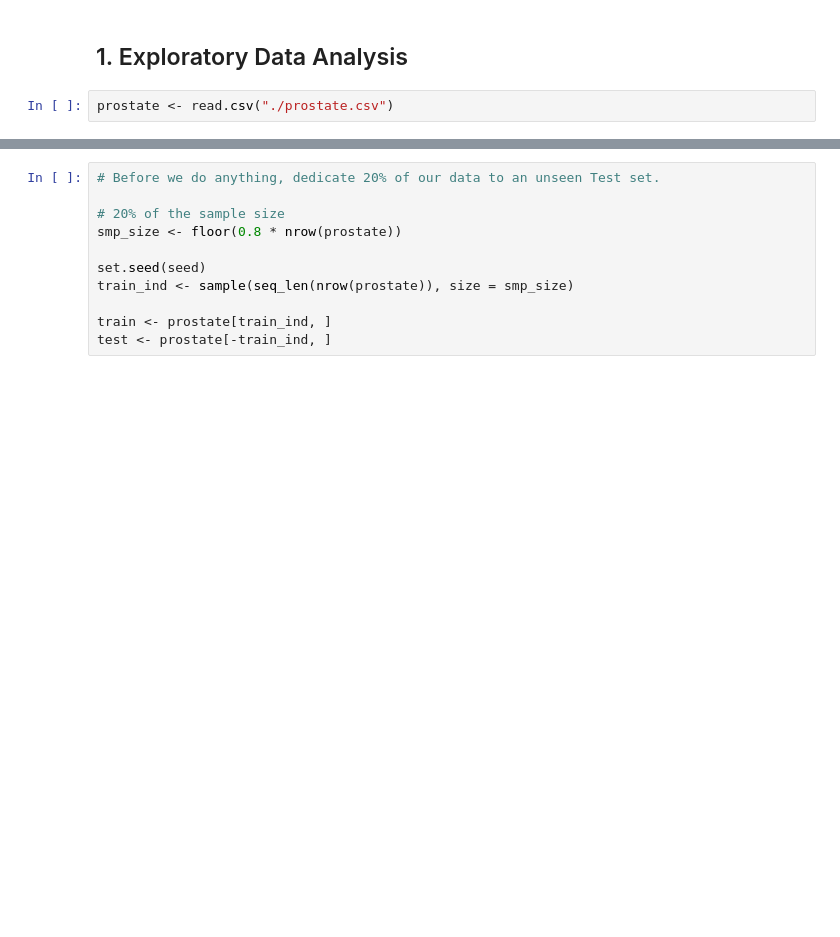
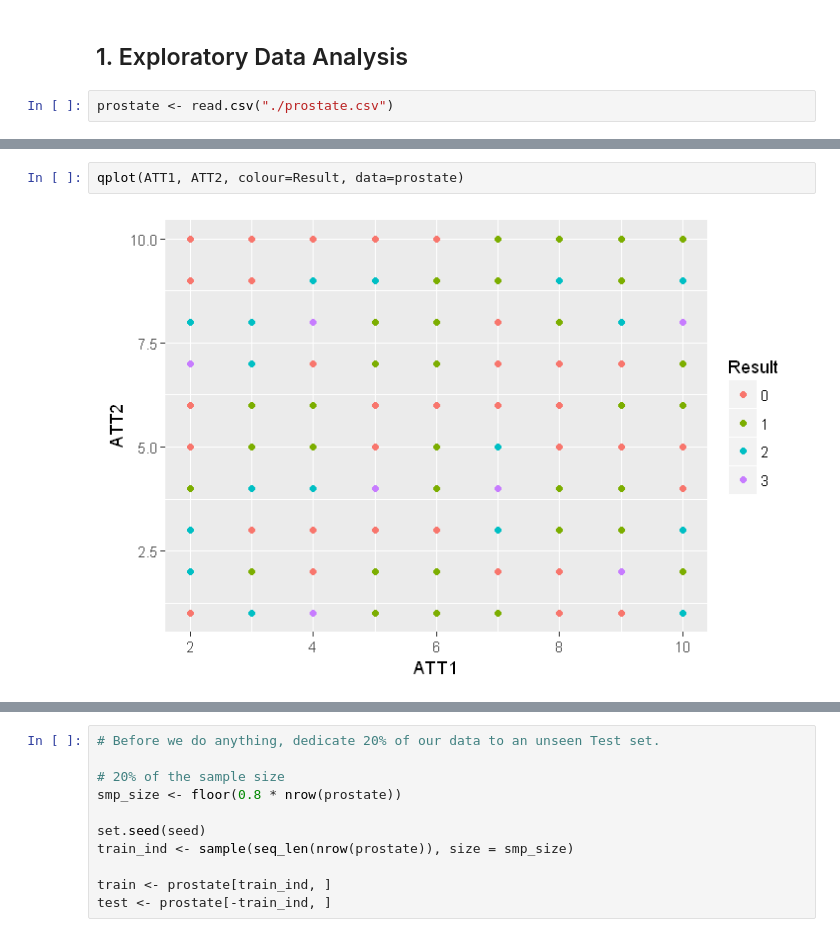
Before and after one commit to codeBehindMe/ADLA3, a Jupyter notebook: groupG.ipynb, the cells around one changed output, grey strips where cells are left out. Saved outputs shown, nothing was run; the diff lists cells and outputs as text; blank space fills up the shorter version.

```diff
--- a/groupG.ipynb
+++ b/groupG.ipynb
@@ -79,0 +191,4 @@ prostate <- read.csv("./prostate.csv")
+# %%
+qplot(ATT1, ATT2, colour=Result, data=prostate)
+# %% [output]
+[figure, added]
```
Also changed, not shown: parts of 43 cells of this notebook.
